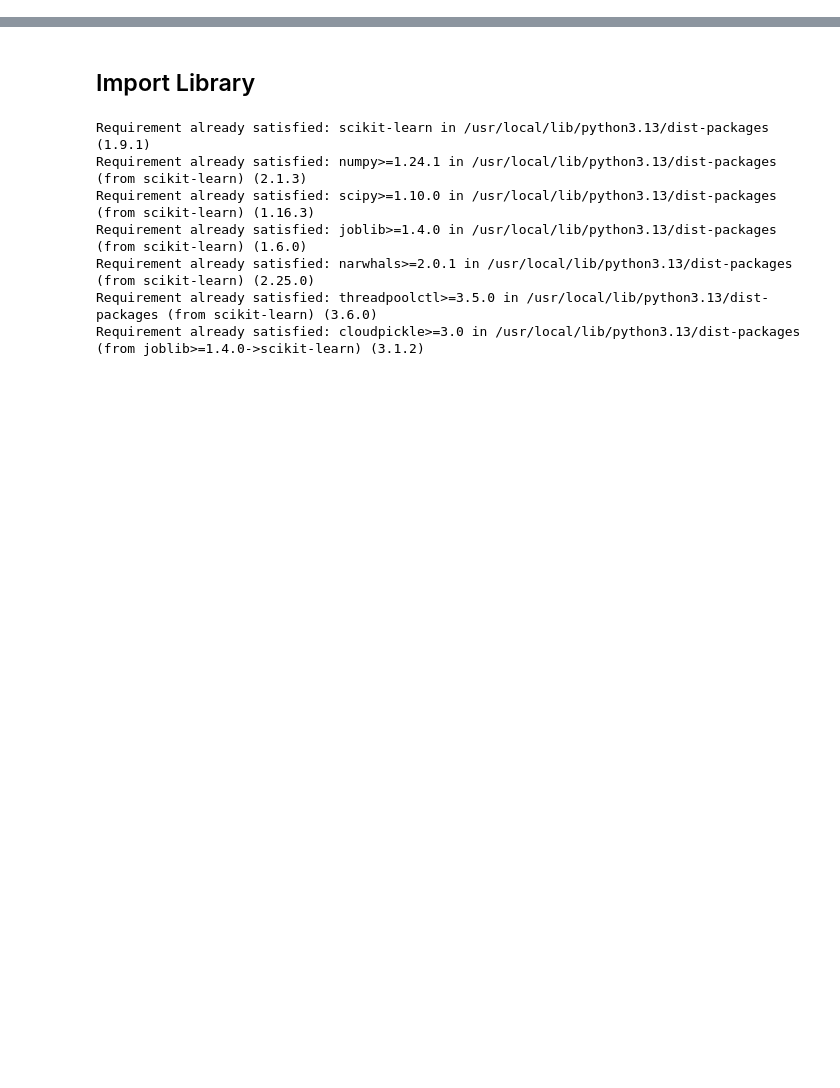
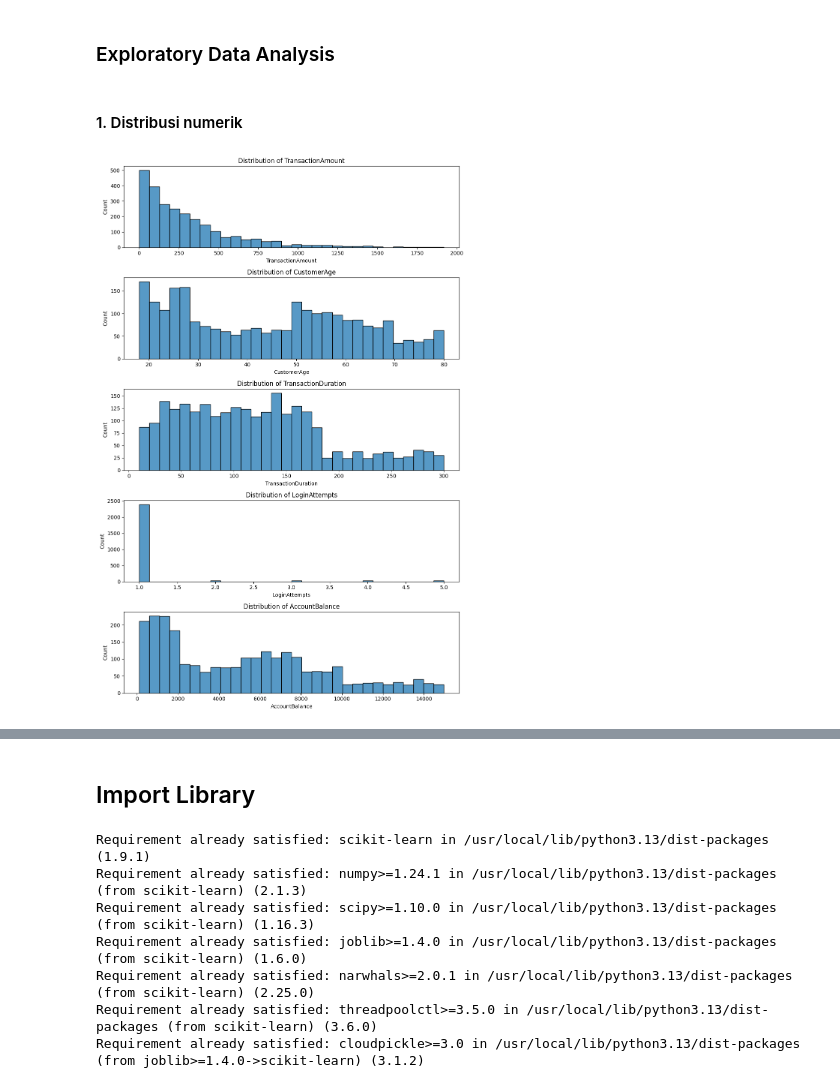
Before and after one commit to muchammadwr/bank-segmentation-customers, a Jupyter notebook: clustering.ipynb, the cells around one changed output, grey strips where cells are left out. Cells and saved outputs as stored; diff of their text form; code cells hidden in the pictures; blank space fills up the shorter version.

```diff
--- a/clustering.ipynb
+++ b/clustering.ipynb
@@ -2,0 +88,15 @@
+# %%
+numerical_columns = [
+    "TransactionAmount",
+    "CustomerAge",
+    "TransactionDuration",
+    "LoginAttempts",
+    "AccountBalance",
+]
+
+categorical_columns = [
+    "TransactionType",
+    "Location",
+    "Channel",
+    "CustomerOccupation",
+]
@@ -2,0 +165,4 @@
+# %%
+for column in categorical_columns:
+    print(f"\nKategori pada {column}:")
+    print(df[column].value_counts(dropna=False))
@@ -2,0 +228,26 @@
+# %% [markdown]
+### Exploratory Data Analysis
+# %% [markdown]
+#### 1. Distribusi numerik
+# %%
+fig, axes = plt.subplots(
+    nrows=len(numerical_columns),
+    ncols=1,
+    figsize=(10, 3 * len(numerical_columns)),
+    squeeze=False,
+)
+
+for index, column in enumerate(numerical_columns):
+    sns.histplot(
+        data=df,
+        x=column,
+        bins=30,
+        ax=axes[index, 0],
+    )
+
+    axes[index, 0].set_title(f"Distribution of {column}")
+
+plt.tight_layout()
+plt.show()
+# %% [output]
+[figure, added]
```
Also changed, not shown: parts of 42 cells of this notebook.
